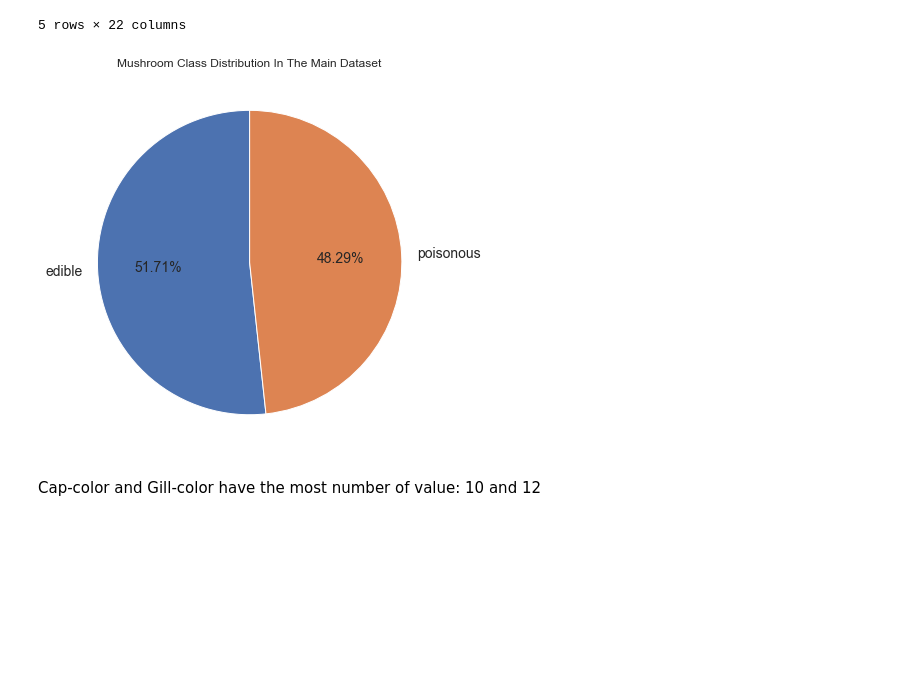
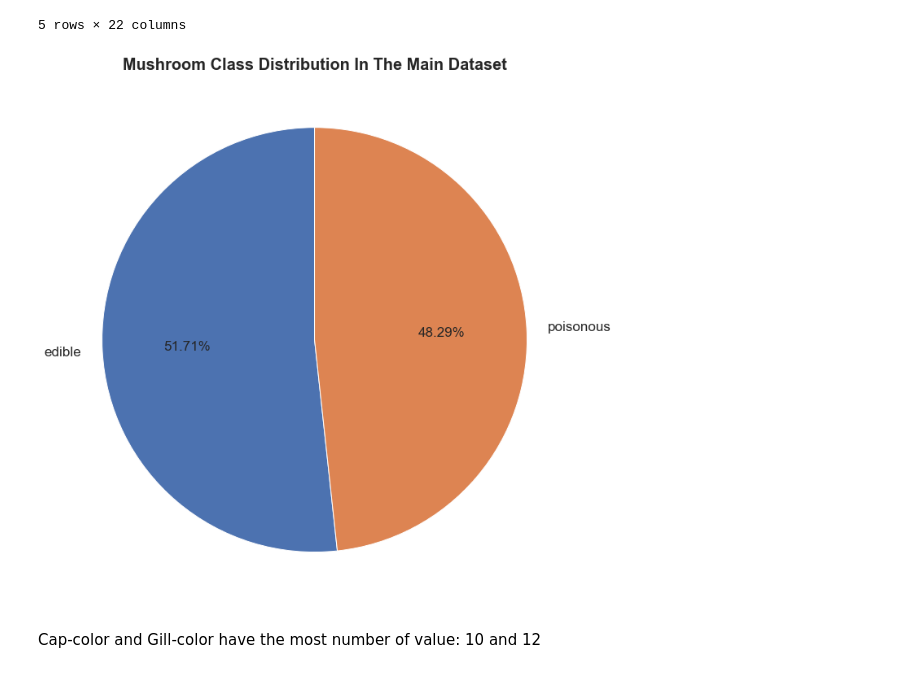
Before and after one commit to csun-data-science-bootcamp-20/Group9, a Jupyter notebook: Mushrooms.ipynb, the cells around one changed output. Saved outputs shown, nothing was run; the diff lists cells and outputs as text; code cells hidden in the pictures; blank space fills up the shorter version.

```diff
--- a/Mushrooms.ipynb
+++ b/Mushrooms.ipynb
@@ -787,15 +767,15 @@ data.head()
 # %%
 plt.pie(data['class'].value_counts(),
         labels=['edible', 'poisonous'],
         startangle=90,
         autopct='%1.2f%%',
-        textprops={'fontsize': 14})
-plt.title("Mushroom Class Distribution In The Main Dataset")
+        textprops={'fontsize': 17})
+plt.title("Mushroom Class Distribution In The Main Dataset", weight='bold', size=20)
 fig = plt.gcf()
-fig.set_size_inches(7,7)
+fig.set_size_inches(12,12)
 plt.show()
 # %% [output]
-[figure, old version]
+[figure, new version]
 # %% [markdown]
 Cap-color and Gill-color have the most number of value: 10 and 12
 # %% [markdown]
```
Also changed, not shown: parts of 59 cells of this notebook.
